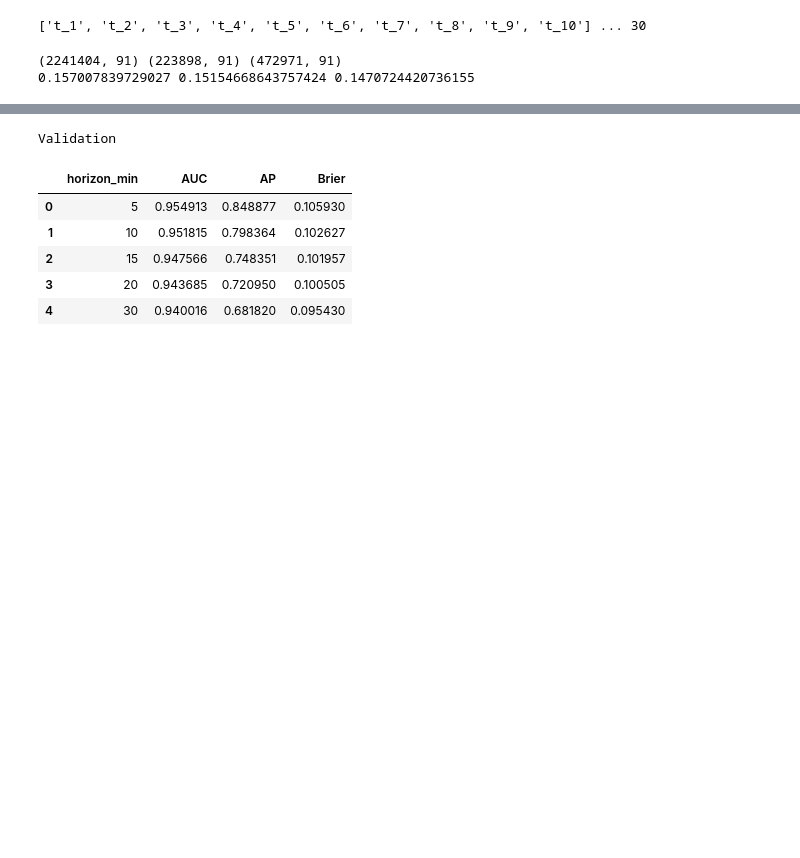
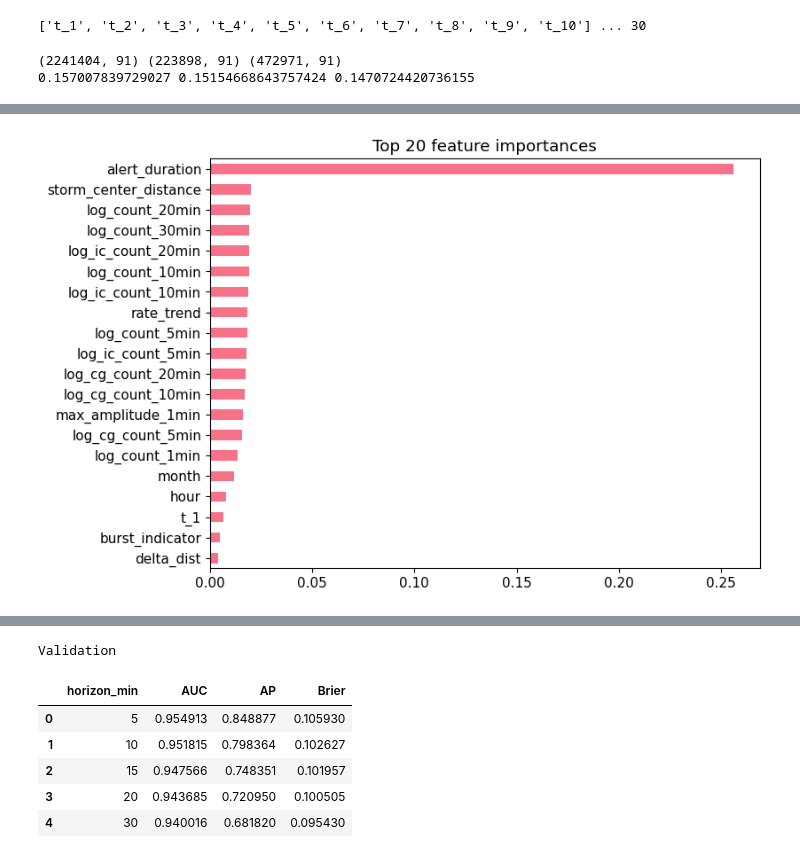
Before and after one commit to Charlin-D-S/IA-PAU-Data-Battle, a Jupyter notebook: notebooks/feature_engeneering.ipynb, the cells around one changed output, grey strips where cells are left out. Cells and saved outputs as stored; diff of their text form; code cells hidden in the pictures; blank space fills up the shorter version.

Commit message:
visualizing the results of the models

```diff
--- a/notebooks/feature_engeneering.ipynb
+++ b/notebooks/feature_engeneering.ipynb
@@ -796,0 +797,9 @@ Test Brier: 0.13631988354021732
+# %%
+clf = logit_model.named_steps["clf"]
+
+imp = pd.Series(
+    clf.coef_[0],
+    index=X_train.columns
+).sort_values(ascending=False)
+
+imp.head(25)
@@ -797,3 +824,10 @@ Test Brier: 0.13631988354021732
+# %%
+imp.head(20).plot(kind="barh", figsize=(8,6))
+plt.gca().invert_yaxis()
+plt.title("Top 20 feature importances")
+plt.show()
+# %% [output]
+[figure, added]
 # %%
 def predict_survival_for_row(model, row_features, static_features, horizon=30):
     seq_rows = []
```
Also changed, not shown: parts of 10 cells of this notebook.
